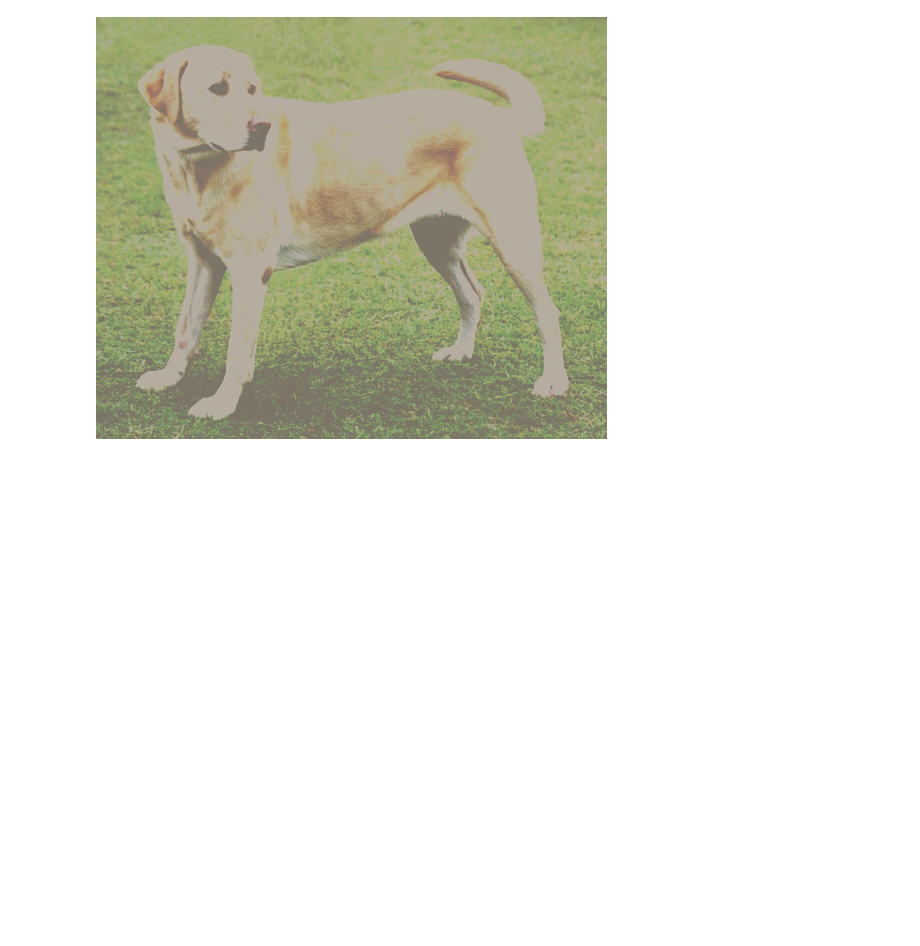
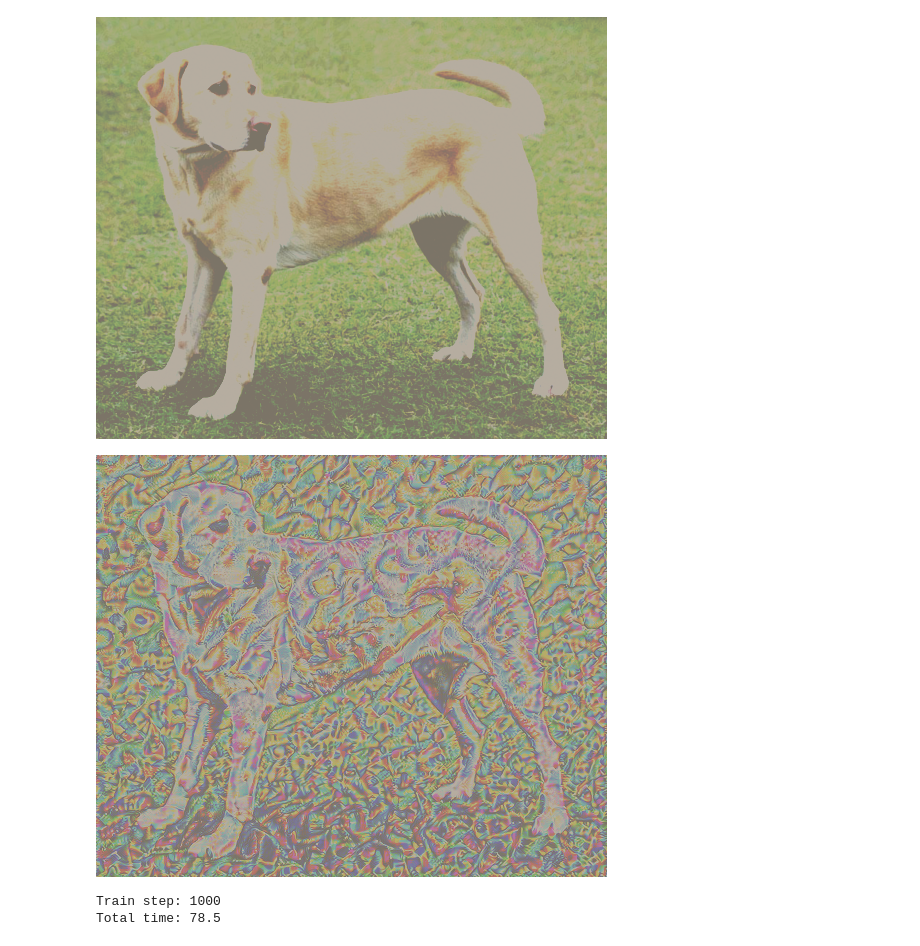
Before and after one commit to ShivamShrirao/style_transfer_TF_and_PyTorch, a Jupyter notebook: Neural_Style_Transfer/Style_Transfer_PyTorch.ipynb, the cells around one changed output. Saved outputs shown, nothing was run; the diff lists cells and outputs as text; code cells hidden in the pictures; blank space fills up the shorter version.

```diff
--- a/Neural_Style_Transfer/Style_Transfer_PyTorch.ipynb
+++ b/Neural_Style_Transfer/Style_Transfer_PyTorch.ipynb
@@ -155,20 +162,26 @@ tensor_to_img(image)
 # %% [output]
 [figure]
 # %%
-optimizer = optim.Adam([image.requires_grad_()], lr=0.002, betas=(0.99,  0.999), eps=1e-1)
+optimizer = optim.Adam([image], lr=0.004, betas=(0.99,  0.999), eps=1e-2)
 # %%
-style_weight=1e-2
-content_weight=1e4
+style_weight=1e4
+content_weight=1e-2
 # %%
 def style_content_loss(outputs):
     style_outputs = outputs['style']
     content_outputs = outputs['content']
-    style_loss = torch.mean(torch.stack(
-        [torch.mean((style_outputs[name] - style_targets[name])**2) for name in style_outputs.keys()]
-    ))
-    content_loss = torch.mean(torch.stack(
-        [torch.mean((content_outputs[name] - content_targets[name])**2) for name in content_outputs.keys()]
-    ))
+    style_loss = 0
+    stls = [torch.mean(
+        (style_outputs[name] - style_targets[name])**2
+        ) for name in style_outputs.keys()]
+    for sl in stls:
+        style_loss += sl
+    content_loss = 0
+    ctls = [torch.mean(
+        (content_outputs[name] - content_targets[name])**2
+        ) for name in content_outputs.keys()]
+    for cl in ctls:
+        content_loss += cl
     return style_loss*style_weight + content_loss*content_weight
 # %%
 def train_step(img):
@@ -185,3 +198,27 @@ train_step(image)
 tensor_to_img(image)
 # %% [output]
 [figure]
+# %%
+import IPython.display as display
+import time
+start = time.time()
+
+epochs = 10
+steps_per_epoch = 100
+
+step = 0
+for n in range(epochs):
+    for m in range(steps_per_epoch):
+        step += 1
+        train_step(image)
+        print(".", end='')
+    display.clear_output(wait=True)
+    display.display(tensor_to_img(image))
+    print(f"Train step: {step}")
+
+end = time.time()
+print(f"Total time: {end-start:.1f}")
+# %% [output]
+[figure, added]
+Train step: 1000
+Total time: 78.5
```
Also changed, not shown: parts of 7 cells of this notebook.
